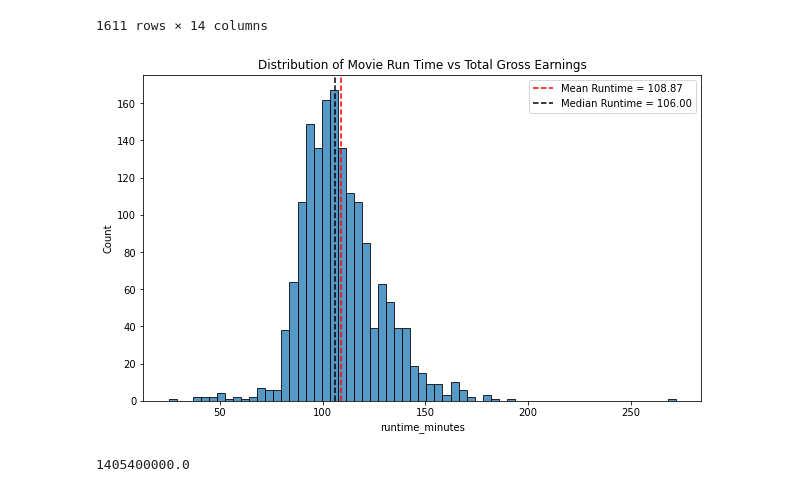
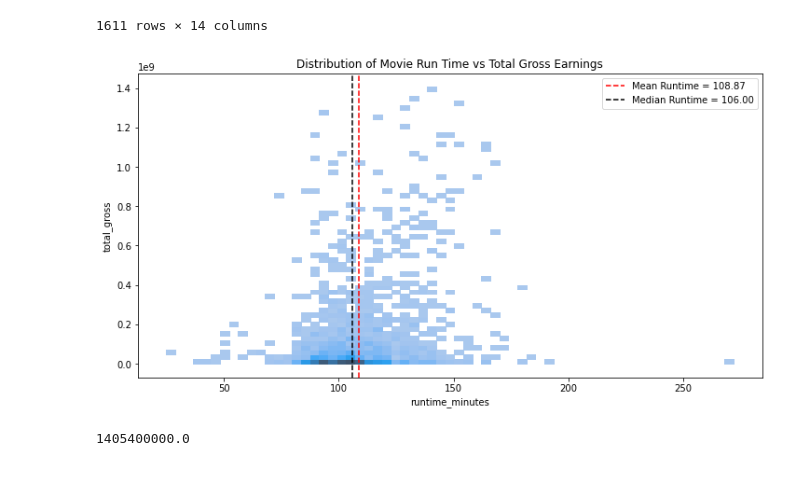
Before and after one commit to GusVilla303/dsc-phase-1-project, a Jupyter notebook: microsoft-movie-analysis.ipynb, the cells around one changed output. Saved outputs shown, nothing was run; the diff lists cells and outputs as text; code cells hidden in the pictures.

Commit message:
Add total_gross values to y-axis on distrution plot

```diff
--- a/microsoft-movie-analysis.ipynb
+++ b/microsoft-movie-analysis.ipynb
@@ -667,25 +667,25 @@ max_runtime_df
 | 49175 | tt2926868 | The Call | Lokroep | 2013 | 25.00 | Documentary | 7.90 | 12.00 | ... |
 1611 rows × 14 columns
 # %%
-fig, ax = plt.subplots(figsize=(10, 6))
+fig, ax = plt.subplots(figsize=(12, 6))
 
 sns.histplot(data=max_runtime_df, x='runtime_minutes',
-             ax=ax, bins='auto')
+             y='total_gross', bins='auto')
 ax.set(title='Distribution of Movie Run Time vs Total Gross Earnings');
 
 mean_runtime = round(max_runtime_df['runtime_minutes'].mean(),2)
 ax.axvline(mean_runtime, color='red', ls='--',
            label=f"Mean Runtime = {mean_runtime:,.2f}");
 
 median_runtime = round(max_runtime_df['runtime_minutes'].median(),2)
 ax.axvline(median_runtime, color='black', ls='--',
            label=f"Median Runtime = {median_runtime:,.2f}");
 
 ax.legend();
 
 # ax.set_xticklabels(ax.get_xticklabels(),rotation=45, ha='right');
 # %% [output]
-[figure, old version]
+[figure, new version]
 # %%
 max_runtime_df['total_gross'].max()
 # %% [output]
```
